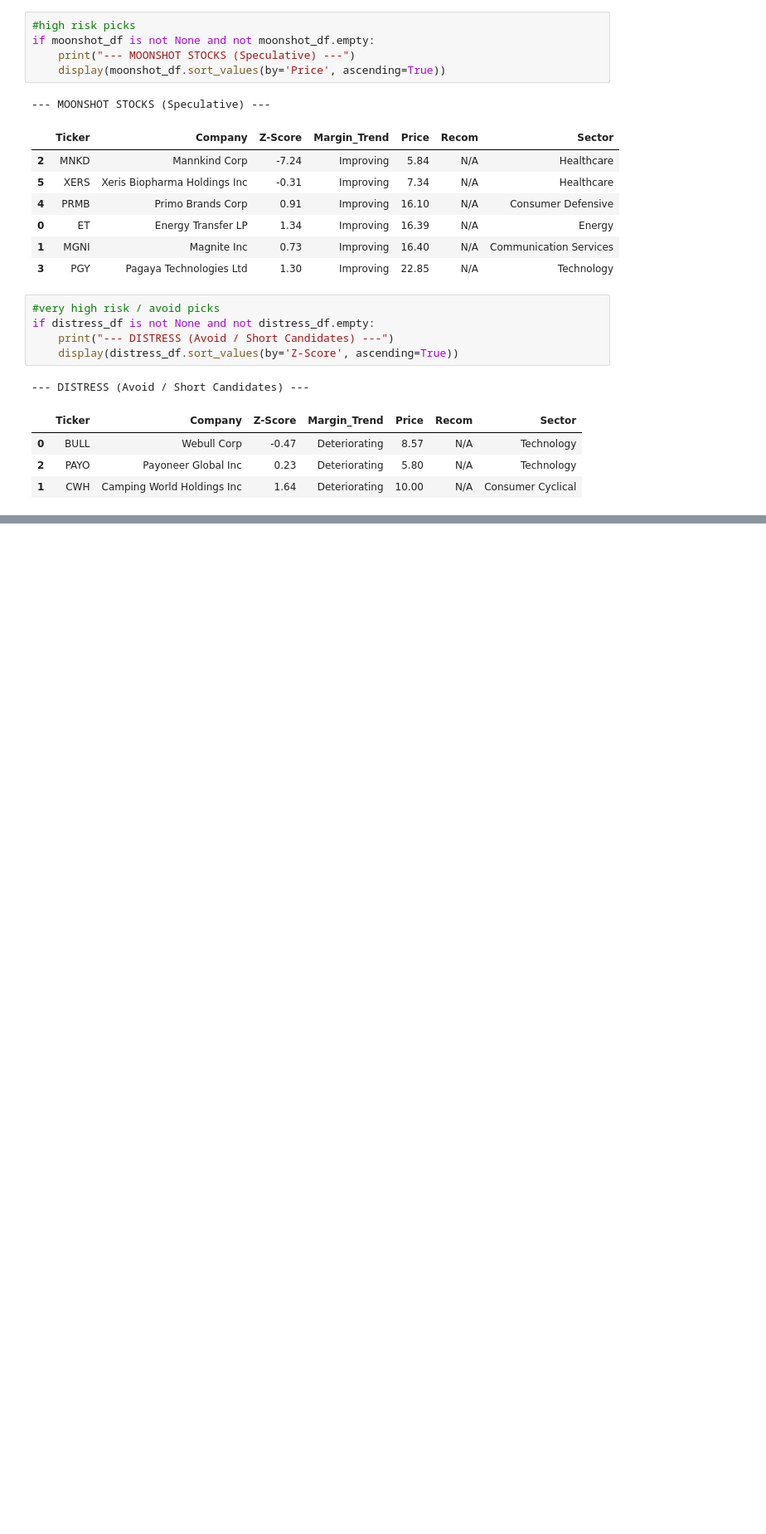
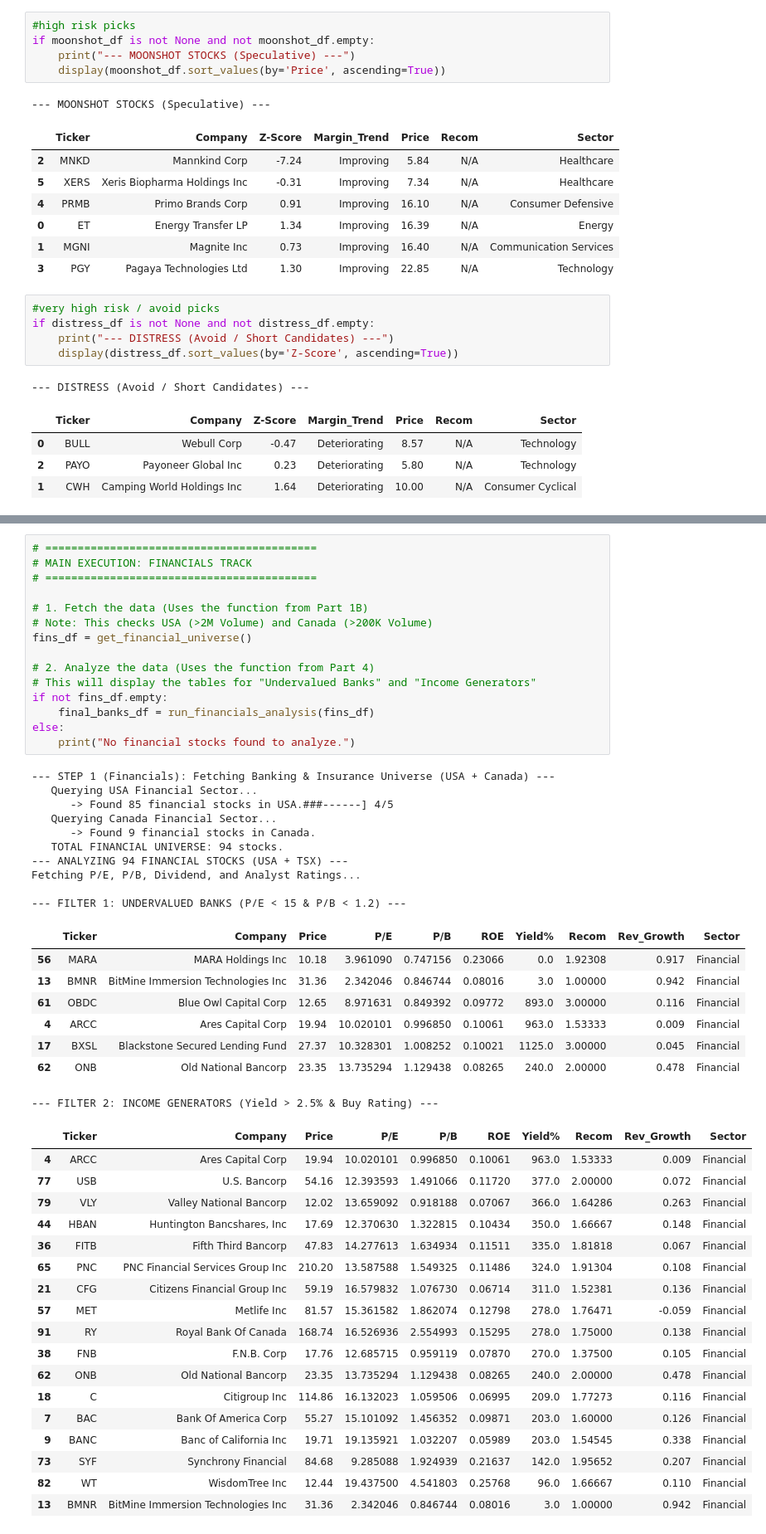
Before and after one commit to codej731/Stock-Grade-YFinance-Screener, a Jupyter notebook: USA_Equity_Pure_Investment_Grade.ipynb, the cells around one changed output, grey strips where cells are left out. Shown at 83% size. Saved outputs shown, nothing was run; the diff lists cells and outputs as text; blank space fills up the shorter version.

Commit message:
added watch list and new section for financial services

```diff
--- a/USA_Equity_Pure_Investment_Grade.ipynb
+++ b/USA_Equity_Pure_Investment_Grade.ipynb
@@ -292,0 +557,52 @@ if distress_df is not None and not distress_df.empty:
+# %%
+# ==========================================
+# MAIN EXECUTION: FINANCIALS TRACK
+# ==========================================
+
+# 1. Fetch the data (Uses the function from Part 1B)
+# Note: This checks USA (>2M Volume) and Canada (>200K Volume)
+fins_df = get_financial_universe()
+
+# 2. Analyze the data (Uses the function from Part 4)
+# This will display the tables for "Undervalued Banks" and "Income Generators"
+if not fins_df.empty:
+    final_banks_df = run_financials_analysis(fins_df)
+else:
+    print("No financial stocks found to analyze.")
+# %% [output]
+--- STEP 1 (Financials): Fetching Banking & Insurance Universe (USA + Canada) ---
+   Querying USA Financial Sector...
+      -> Found 85 financial stocks in USA.###------] 4/5
+   Querying Canada Financial Sector...
+      -> Found 9 financial stocks in Canada.
+   TOTAL FINANCIAL UNIVERSE: 94 stocks.
+--- ANALYZING 94 FINANCIAL STOCKS (USA + TSX) ---
+Fetching P/E, P/B, Dividend, and Analyst Ratings...
+
+--- FILTER 1: UNDERVALUED BANKS (P/E < 15 & P/B < 1.2) ---
+|  | Ticker | Company | Price | P/E | P/B | ROE | Yield% | Recom | Rev_Growth | Sector |
+| 56 | MARA | MARA Holdings Inc | 10.18 | 3.961090 | 0.747156 | 0.23066 | 0.0 | 1.92308 | 0.917 | Financial |
+| 13 | BMNR | BitMine Immersion Technologies Inc | 31.36 | 2.342046 | 0.846744 | 0.08016 | 3.0 | 1.00000 | 0.942 | Financial |
+| 61 | OBDC | Blue Owl Capital Corp | 12.65 | 8.971631 | 0.849392 | 0.09772 | 893.0 | 3.00000 | 0.116 | Financial |
+| 4 | ARCC | Ares Capital Corp | 19.94 | 10.020101 | 0.996850 | 0.10061 | 963.0 | 1.53333 | 0.009 | Financial |
+| 17 | BXSL | Blackstone Secured Lending Fund | 27.37 | 10.328301 | 1.008252 | 0.10021 | 1125.0 | 3.00000 | 0.045 | Financial |
+| 62 | ONB | Old National Bancorp | 23.35 | 13.735294 | 1.129438 | 0.08265 | 240.0 | 2.00000 | 0.478 | Financial |
+--- FILTER 2: INCOME GENERATORS (Yield > 2.5% & Buy Rating) ---
+|  | Ticker | Company | Price | P/E | P/B | ROE | Yield% | Recom | Rev_Growth | Sector |
+| 4 | ARCC | Ares Capital Corp | 19.94 | 10.020101 | 0.996850 | 0.10061 | 963.0 | 1.53333 | 0.009 | Financial |
+| 77 | USB | U.S. Bancorp | 54.16 | 12.393593 | 1.491066 | 0.11720 | 377.0 | 2.00000 | 0.072 | Financial |
+| 79 | VLY | Valley National Bancorp | 12.02 | 13.659092 | 0.918188 | 0.07067 | 366.0 | 1.64286 | 0.263 | Financial |
+| 44 | HBAN | Huntington Bancshares, Inc | 17.69 | 12.370630 | 1.322815 | 0.10434 | 350.0 | 1.66667 | 0.148 | Financial |
+| 36 | FITB | Fifth Third Bancorp | 47.83 | 14.277613 | 1.634934 | 0.11511 | 335.0 | 1.81818 | 0.067 | Financial |
+| 65 | PNC | PNC Financial Services Group Inc | 210.20 | 13.587588 | 1.549325 | 0.11486 | 324.0 | 1.91304 | 0.108 | Financial |
+| 21 | CFG | Citizens Financial Group Inc | 59.19 | 16.579832 | 1.076730 | 0.06714 | 311.0 | 1.52381 | 0.136 | Financial |
+| 57 | MET | Metlife Inc | 81.57 | 15.361582 | 1.862074 | 0.12798 | 278.0 | 1.76471 | -0.059 | Financial |
+| 91 | RY | Royal Bank Of Canada | 168.74 | 16.526936 | 2.554993 | 0.15295 | 278.0 | 1.75000 | 0.138 | Financial |
+| 38 | FNB | F.N.B. Corp | 17.76 | 12.685715 | 0.959119 | 0.07870 | 270.0 | 1.37500 | 0.105 | Financial |
+| 62 | ONB | Old National Bancorp | 23.35 | 13.735294 | 1.129438 | 0.08265 | 240.0 | 2.00000 | 0.478 | Financial |
+| 18 | C | Citigroup Inc | 114.86 | 16.132023 | 1.059506 | 0.06995 | 209.0 | 1.77273 | 0.116 | Financial |
+| 7 | BAC | Bank Of America Corp | 55.27 | 15.101092 | 1.456352 | 0.09871 | 203.0 | 1.60000 | 0.126 | Financial |
+| 9 | BANC | Banc of California Inc | 19.71 | 19.135921 | 1.032207 | 0.05989 | 203.0 | 1.54545 | 0.338 | Financial |
+| 73 | SYF | Synchrony Financial | 84.68 | 9.285088 | 1.924939 | 0.21637 | 142.0 | 1.95652 | 0.207 | Financial |
+| 82 | WT | WisdomTree Inc | 12.44 | 19.437500 | 4.541803 | 0.25768 | 96.0 | 1.66667 | 0.110 | Financial |
+| 13 | BMNR | BitMine Immersion Technologies Inc | 31.36 | 2.342046 | 0.846744 | 0.08016 | 3.0 | 1.00000 | 0.942 | Financial |
```
Also changed, not shown: parts of 4 cells of this notebook.
